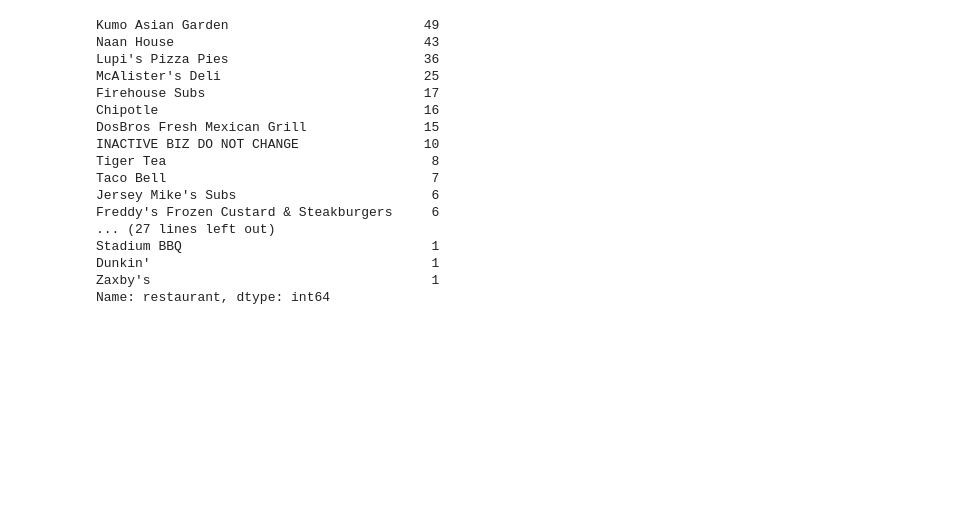
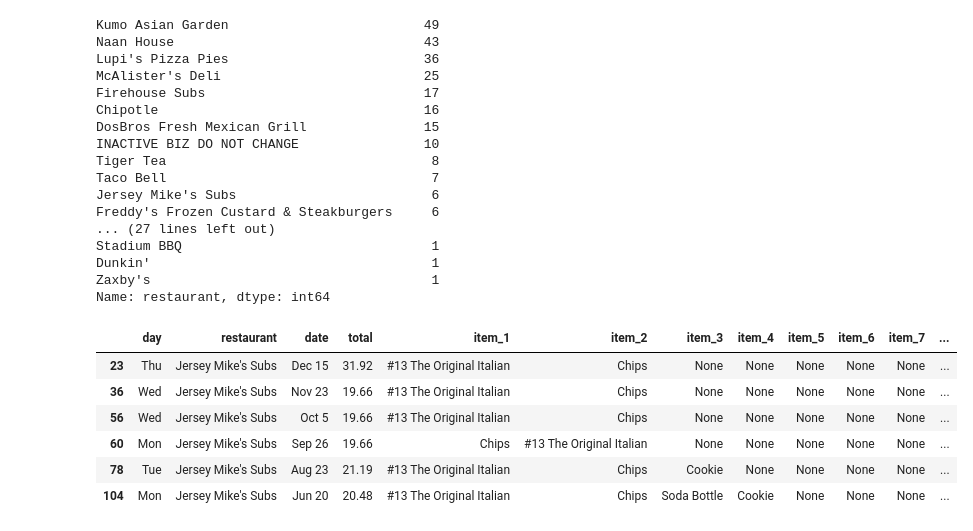
Before and after one commit to kevin-mal-smith/doordash, a Jupyter notebook: Untitled.ipynb, the cells around one changed output. Cells and saved outputs as stored; diff of their text form; code cells hidden in the pictures; blank space fills up the shorter version.

```diff
--- a/Untitled.ipynb
+++ b/Untitled.ipynb
@@ -103,3 +96,13 @@ items.total = items.total.str.replace('$','').astype(float)
 df=pd.concat([dirty_df,items],axis=1)
 # %%
 df=df.drop(columns=['details','index'])
+# %%
+df[df.restaurant=="Jersey Mike's Subs"]
+# %% [output]
+|  | day | restaurant | date | total | item_1 | item_2 | item_3 | item_4 | item_5 | item_6 | item_7 | ... |
+| 23 | Thu | Jersey Mike's Subs | Dec 15 | 31.92 | #13 The Original Italian | Chips | None | None | None | None | None | ... |
+| 36 | Wed | Jersey Mike's Subs | Nov 23 | 19.66 | #13 The Original Italian | Chips | None | None | None | None | None | ... |
+| 56 | Wed | Jersey Mike's Subs | Oct 5 | 19.66 | #13 The Original Italian | Chips | None | None | None | None | None | ... |
+| 60 | Mon | Jersey Mike's Subs | Sep 26 | 19.66 | Chips | #13 The Original Italian | None | None | None | None | None | ... |
+| 78 | Tue | Jersey Mike's Subs | Aug 23 | 21.19 | #13 The Original Italian | Chips | Cookie | None | None | None | None | ... |
+| 104 | Mon | Jersey Mike's Subs | Jun 20 | 20.48 | #13 The Original Italian | Chips | Soda Bottle | Cookie | None | None | None | ... |
```
Also changed, not shown: parts of 10 cells of this notebook.
